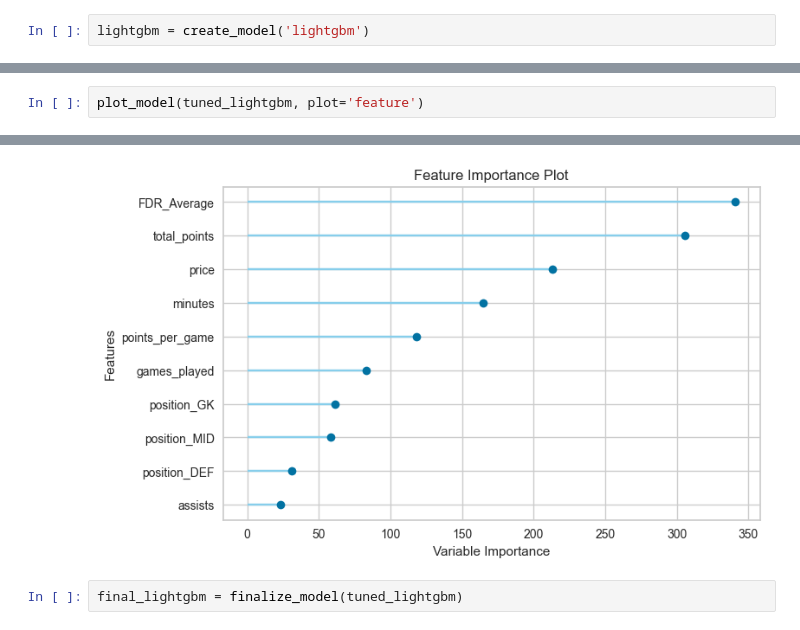
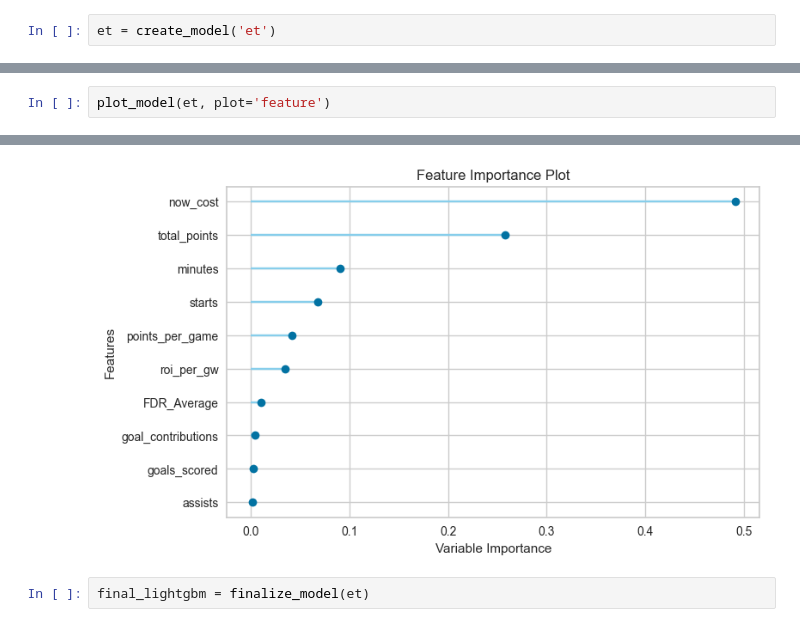
Before and after one commit to kareemseyi/FPL2023, a Jupyter notebook: ml/pycaret.ipynb, the cells around one changed output, grey strips where cells are left out. Drawn from its saved outputs; the diff is of its cells as text.

```diff
--- a/ml/pycaret.ipynb
+++ b/ml/pycaret.ipynb
@@ -87,5 +87,5 @@ best = compare_models()
 # %%
-lightgbm = create_model('lightgbm')
+et = create_model('et')
 # %% [output]
 |  |  |  |
 |  |  |  |
@@ -140,8 +140,8 @@ plot_model(tuned_lightgbm)
 # %%
-plot_model(tuned_lightgbm, plot='feature')
+plot_model(et, plot='feature')
 # %% [output]
 [interactive output not drawn]
-[figure, old version]
+[figure, new version]
 # %%
-final_lightgbm = finalize_model(tuned_lightgbm)
+final_lightgbm = finalize_model(et)
 # %%
```
Also changed, not shown: parts of 11 cells of this notebook, 4 other files.
